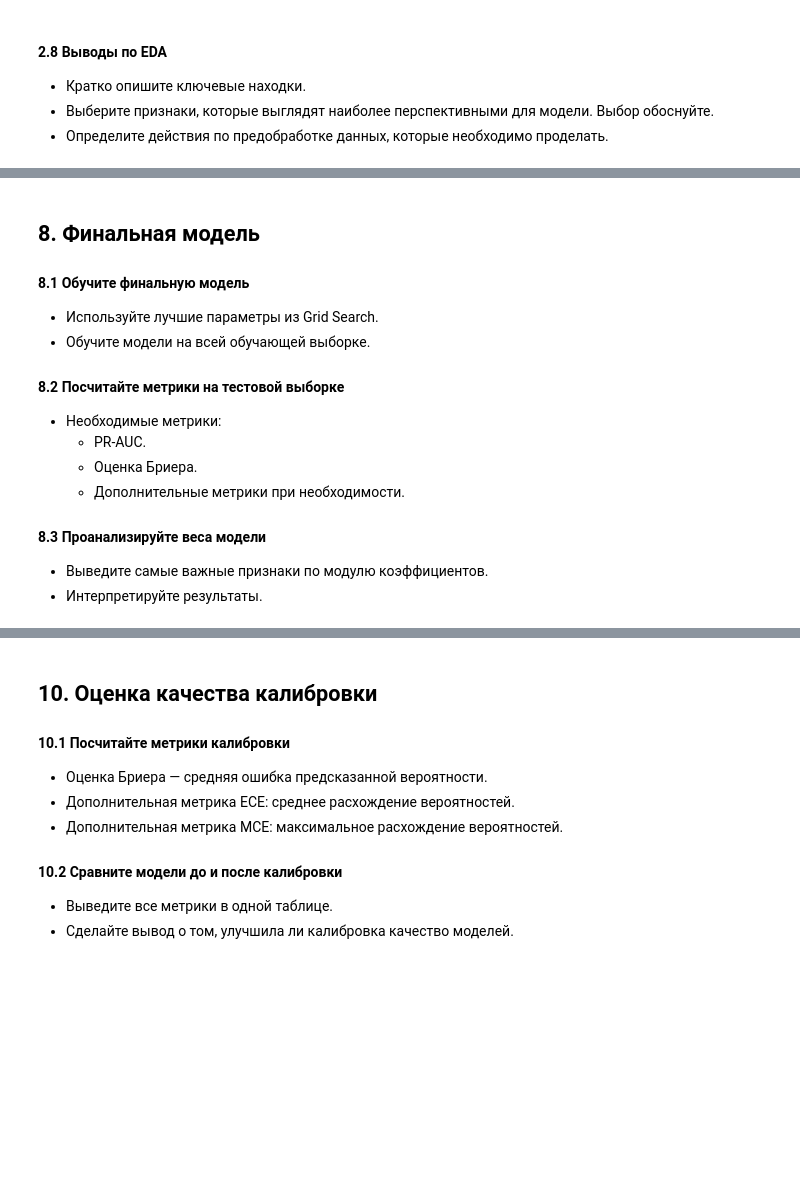
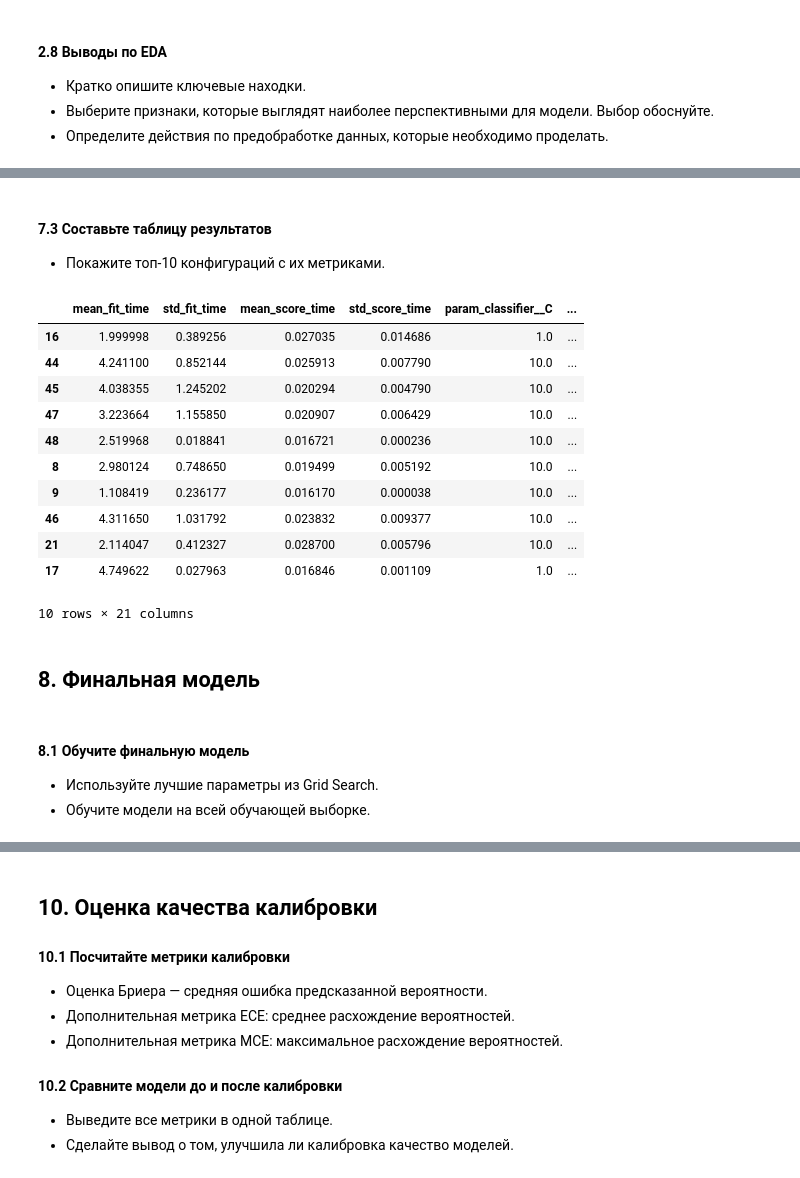
Before and after one commit to msesemov/DS_SVM_sprint_12, a Jupyter notebook: db5c0999-b3ac-41f4-b5f0-ab81a17a3c21.ipynb, the cells around one changed output, grey strips where cells are left out. Cells and saved outputs as stored; diff of their text form; code cells hidden in the pictures; blank space fills up the shorter version.

```diff
--- a/db5c0999-b3ac-41f4-b5f0-ab81a17a3c21.ipynb
+++ b/db5c0999-b3ac-41f4-b5f0-ab81a17a3c21.ipynb
@@ -648,0 +1024,10 @@ df = df.drop(columns=['ml_feature_2', 'ml_feature_3', 'ml_feature_4', 'site_doma
+# %%
+# GridSearch для LogReg
+logreg_grid = GridSearchCV(
+    estimator=logreg_pipeline,
+    param_grid=param_grid_logreg,
+    cv=3,
+    scoring='average_precision',
+    n_jobs=-1,
+    verbose=1
+)
@@ -648,0 +1065,22 @@ df = df.drop(columns=['ml_feature_2', 'ml_feature_3', 'ml_feature_4', 'site_doma
+# %%
+# GridSearch для SVC
+svc_grid = GridSearchCV(
+    estimator=svc_pipeline,
+    param_grid=param_grid_svc,
+    cv=3,
+    scoring='average_precision',
+    n_jobs=-1,
+    verbose=1
+)
+# %%
+# Поиск лучших гиперпараметров для SVC
+svc_grid.fit(X_train_val, y_train_val)
+
+svc_best_params = svc_grid.best_params_
+svc_best_estimator = svc_grid.best_estimator_
+svc_best_score = round(svc_grid.best_score_, 3)
+
+# Вывод лучших гиперпараметров, модели и результата
+print("Лучшие гиперпараметры:", svc_best_params)
+print("Лучшая модель:", svc_best_estimator)
+print("Лучший средний результат accuracy на кросс-валидации:", svc_best_score)
@@ -649,16 +1106,35 @@ df = df.drop(columns=['ml_feature_2', 'ml_feature_3', 'ml_feature_4', 'site_doma
+# %% [markdown]
+#### 7.3 Составьте таблицу результатов
+- Покажите топ-10 конфигураций с их метриками.
+# %%
+# Создадим датафреймы с результатами обучения
+logreg_results_df = pd.DataFrame(logreg_grid.cv_results_)
+logreg_results_df['model'] = LogisticRegression
+
+svc_results_df = pd.DataFrame(svc_grid.cv_results_)
+svc_results_df['model'] = SVC
+
+svc_best_model = svc_grid.best_estimator_
+# %%
+# Выводим 10 лучших моделей
+results_df = pd.concat([logreg_results_df, svc_results_df], ignore_index=True)
+results_df.sort_values(by='mean_test_score', ascending=False).head(10)
+# %% [output]
+|  | mean_fit_time | std_fit_time | mean_score_time | std_score_time | param_classifier__C | ... |
+| 16 | 1.999998 | 0.389256 | 0.027035 | 0.014686 | 1.0 | ... |
+| 44 | 4.241100 | 0.852144 | 0.025913 | 0.007790 | 10.0 | ... |
+| 45 | 4.038355 | 1.245202 | 0.020294 | 0.004790 | 10.0 | ... |
+| 47 | 3.223664 | 1.155850 | 0.020907 | 0.006429 | 10.0 | ... |
+| 48 | 2.519968 | 0.018841 | 0.016721 | 0.000236 | 10.0 | ... |
+| 8 | 2.980124 | 0.748650 | 0.019499 | 0.005192 | 10.0 | ... |
+| 9 | 1.108419 | 0.236177 | 0.016170 | 0.000038 | 10.0 | ... |
+| 46 | 4.311650 | 1.031792 | 0.023832 | 0.009377 | 10.0 | ... |
+| 21 | 2.114047 | 0.412327 | 0.028700 | 0.005796 | 10.0 | ... |
+| 17 | 4.749622 | 0.027963 | 0.016846 | 0.001109 | 1.0 | ... |
+10 rows × 21 columns
 # %% [markdown]
 ## 8. Финальная модель
-
-#### 8.1 Обучите финальную модель
-- Используйте лучшие параметры из Grid Search.
-- Обучите модели на всей обучающей выборке.
-
-#### 8.2 Посчитайте метрики на тестовой выборке
-- Необходимые метрики:
-  - PR-AUC.
-  - Оценка Бриера.
-  - Дополнительные метрики при необходимости.
-
-#### 8.3 Проанализируйте веса модели
-- Выведите самые важные признаки по модулю коэффициентов.
-- Интерпретируйте результаты.
+# %% [markdown]
+#### 8.1 Обучите финальную модель
+- Используйте лучшие параметры из Grid Search.
+- Обучите модели на всей обучающей выборке.
```
Also changed, not shown: parts of 74 cells of this notebook.
